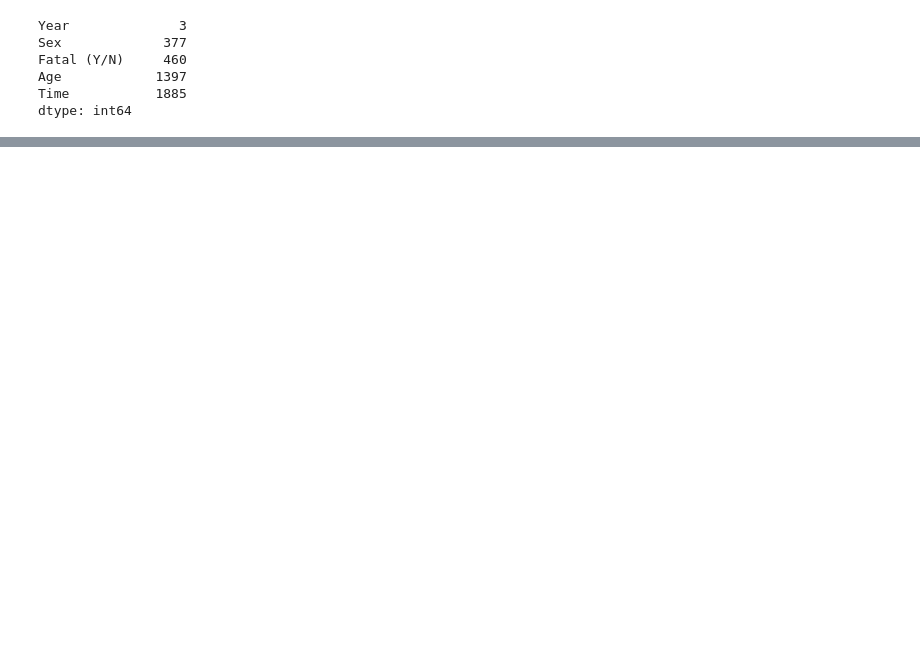
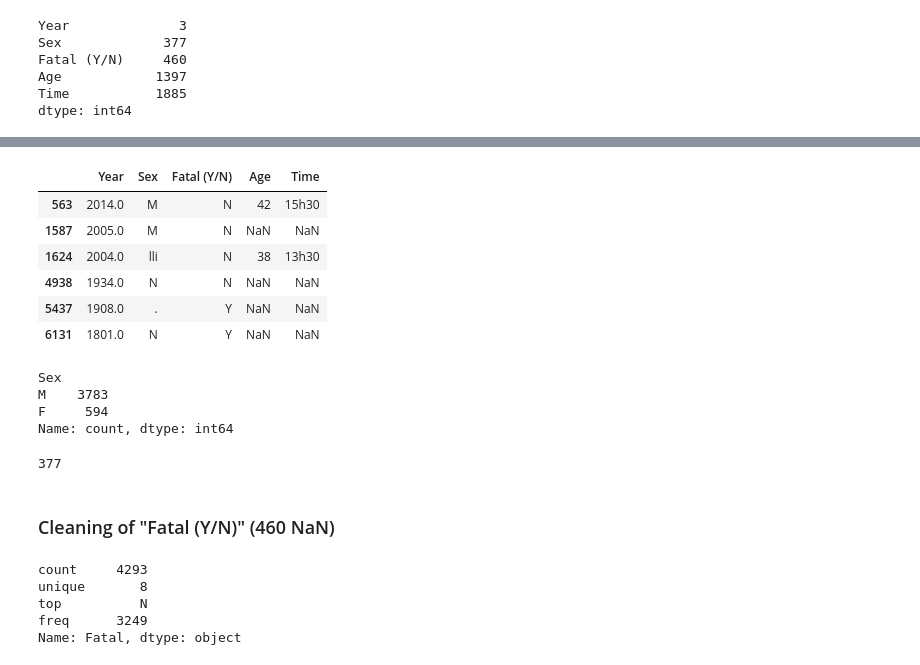
Before and after one commit to Lab-Ironhack/data-cleaning-pandas, a Jupyter notebook: src/cleaning.ipynb, the cells around one changed output, grey strips where cells are left out. Saved outputs shown, nothing was run; the diff lists cells and outputs as text; code cells hidden in the pictures; blank space fills up the shorter version.

```diff
--- a/src/cleaning.ipynb
+++ b/src/cleaning.ipynb
@@ -46,0 +165,11 @@ dtype: int64
+# %%
+df_evolution[(df_evolution["Sex"]=="M ") | (df_evolution["Sex"]=="N") | (df_evolution["Sex"]=="lli") |
+             (df_evolution["Sex"]==".")]
+# %% [output]
+|  | Year | Sex | Fatal (Y/N) | Age | Time |
+| 563 | 2014.0 | M | N | 42 | 15h30 |
+| 1587 | 2005.0 | M | N | NaN | NaN |
+| 1624 | 2004.0 | lli | N | 38 | 13h30 |
+| 4938 | 1934.0 | N | N | NaN | NaN |
+| 5437 | 1908.0 | . | Y | NaN | NaN |
+| 6131 | 1801.0 | N | Y | NaN | NaN |
@@ -46,0 +179,16 @@ dtype: int64
+# %%
+df_evolution["Sex"].value_counts()
+# %% [output]
+Sex
+M    3783
+F     594
+Name: count, dtype: int64
+# %%
+df_evolution["Sex"].isna().sum() # 377 subjects with unknown sex of a total of 4754. More than half the amount of "F".
+                                     # Not imputable.
+                                 # The first questions need the variable Sex, but as the number of missings is so big, I'll
+                                 # keep the missing values to show the total population attacks, and then by sex.
+# %% [output]
+377
+# %% [markdown]
+### Cleaning of "Fatal (Y/N)" (460 NaN)
@@ -46,0 +197,8 @@ dtype: int64
+# %%
+df_evolution["Fatal"].describe() # 8 different categories
+# %% [output]
+count     4293
+unique       8
+top          N
+freq      3249
+Name: Fatal, dtype: object
```
Also changed, not shown: parts of 29 cells of this notebook, 2 other files.
